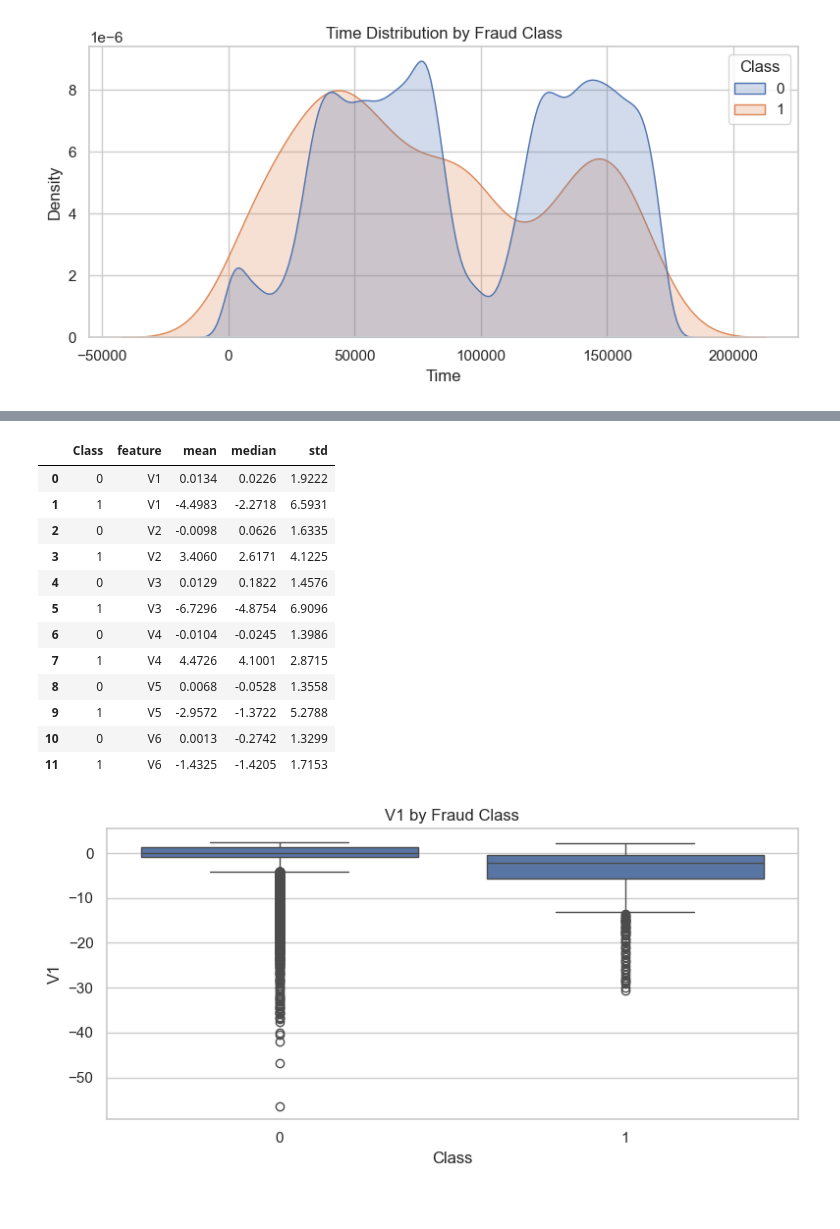
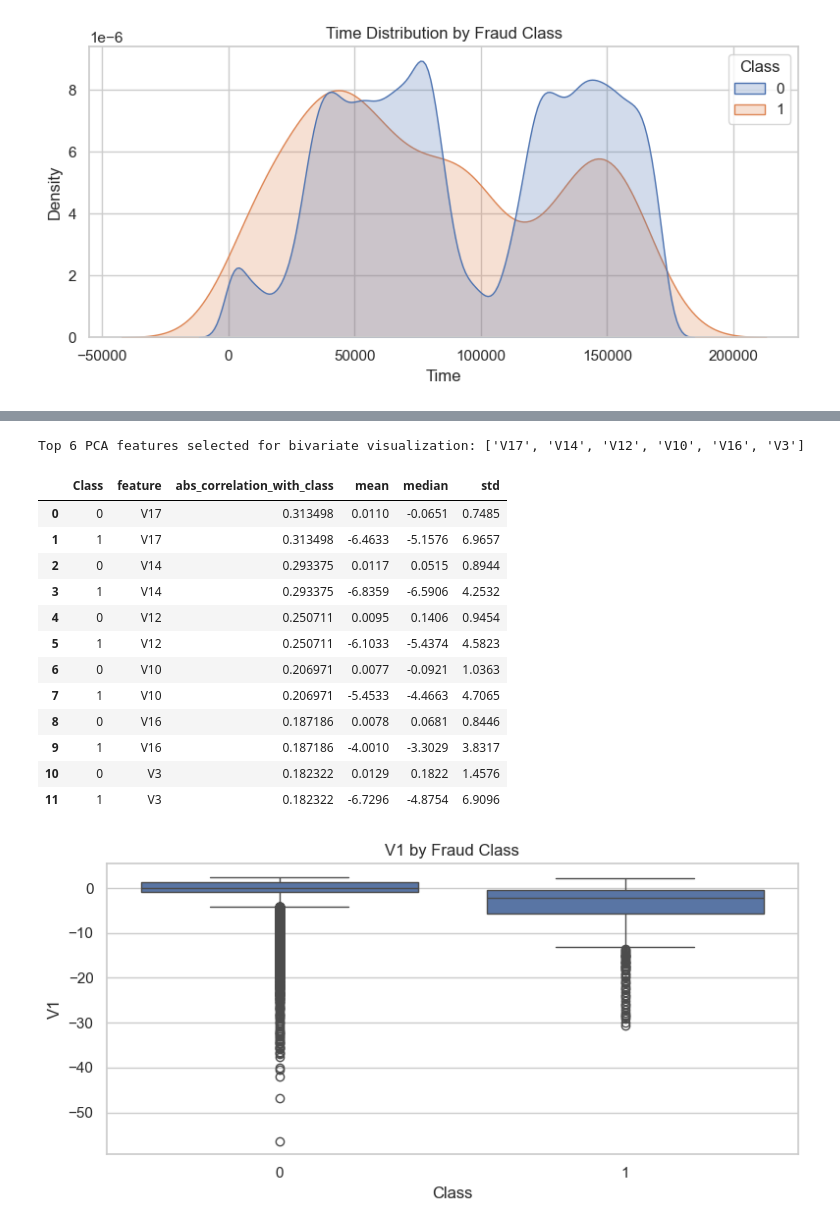
Before and after one commit to mmubashir95/Credit-Card-Fraud-Detection, a Jupyter notebook: notebooks/06_bivariate_analysis.ipynb, the cells around one changed output, grey strips where cells are left out. Saved outputs shown, nothing was run; the diff lists cells and outputs as text; code cells hidden in the pictures.

Commit message:
fix: align PCA bivariate visualizations with top correlated features

```diff
--- a/notebooks/06_bivariate_analysis.ipynb
+++ b/notebooks/06_bivariate_analysis.ipynb
@@ -140,29 +142,34 @@ plt.show()
 # %%
-selected_pca_features = PCA_COLUMNS[:6]
+pca_correlations = df[[*PCA_COLUMNS, TARGET_COLUMN]].corr(numeric_only=True)[TARGET_COLUMN].drop(TARGET_COLUMN)
+selected_pca_features = pca_correlations.abs().sort_values(ascending=False).head(6).index.tolist()
+print("Top 6 PCA features selected for bivariate visualization:", selected_pca_features)
+
 pca_class_summary_frames = []
 
 for feature in selected_pca_features:
     summary = df.groupby(TARGET_COLUMN)[feature].agg(["mean", "median", "std"]).round(4)
     summary.insert(0, "feature", feature)
+    summary.insert(1, "abs_correlation_with_class", round(abs(pca_correlations[feature]), 6))
     pca_class_summary_frames.append(summary.reset_index())
 
 pca_class_summary = pd.concat(pca_class_summary_frames, ignore_index=True)
 pca_class_summary.to_csv(NOTEBOOK_TABLES_DIR / "selected_pca_by_class_summary.csv", index=False)
 pca_class_summary
 # %% [output]
+Top 6 PCA features selected for bivariate visualization: ['V17', 'V14', 'V12', 'V10', 'V16', 'V3']
-|  | Class | feature | mean | median | std |
-| 0 | 0 | V1 | 0.0134 | 0.0226 | 1.9222 |
-| 1 | 1 | V1 | -4.4983 | -2.2718 | 6.5931 |
-| 2 | 0 | V2 | -0.0098 | 0.0626 | 1.6335 |
-| 3 | 1 | V2 | 3.4060 | 2.6171 | 4.1225 |
-| 4 | 0 | V3 | 0.0129 | 0.1822 | 1.4576 |
-| 5 | 1 | V3 | -6.7296 | -4.8754 | 6.9096 |
-| 6 | 0 | V4 | -0.0104 | -0.0245 | 1.3986 |
-| 7 | 1 | V4 | 4.4726 | 4.1001 | 2.8715 |
-| 8 | 0 | V5 | 0.0068 | -0.0528 | 1.3558 |
-| 9 | 1 | V5 | -2.9572 | -1.3722 | 5.2788 |
-| 10 | 0 | V6 | 0.0013 | -0.2742 | 1.3299 |
-| 11 | 1 | V6 | -1.4325 | -1.4205 | 1.7153 |
+|  | Class | feature | abs_correlation_with_class | mean | median | std |
+| 0 | 0 | V17 | 0.313498 | 0.0110 | -0.0651 | 0.7485 |
+| 1 | 1 | V17 | 0.313498 | -6.4633 | -5.1576 | 6.9657 |
+| 2 | 0 | V14 | 0.293375 | 0.0117 | 0.0515 | 0.8944 |
+| 3 | 1 | V14 | 0.293375 | -6.8359 | -6.5906 | 4.2532 |
+| 4 | 0 | V12 | 0.250711 | 0.0095 | 0.1406 | 0.9454 |
+| 5 | 1 | V12 | 0.250711 | -6.1033 | -5.4374 | 4.5823 |
+| 6 | 0 | V10 | 0.206971 | 0.0077 | -0.0921 | 1.0363 |
+| 7 | 1 | V10 | 0.206971 | -5.4533 | -4.4663 | 4.7065 |
+| 8 | 0 | V16 | 0.187186 | 0.0078 | 0.0681 | 0.8446 |
+| 9 | 1 | V16 | 0.187186 | -4.0010 | -3.3029 | 3.8317 |
+| 10 | 0 | V3 | 0.182322 | 0.0129 | 0.1822 | 1.4576 |
+| 11 | 1 | V3 | 0.182322 | -6.7296 | -4.8754 | 6.9096 |
 # %%
 for feature in selected_pca_features:
     plt.figure(figsize=(8, 4))
```
Also changed, not shown: parts of 3 cells of this notebook, 2 other files.
